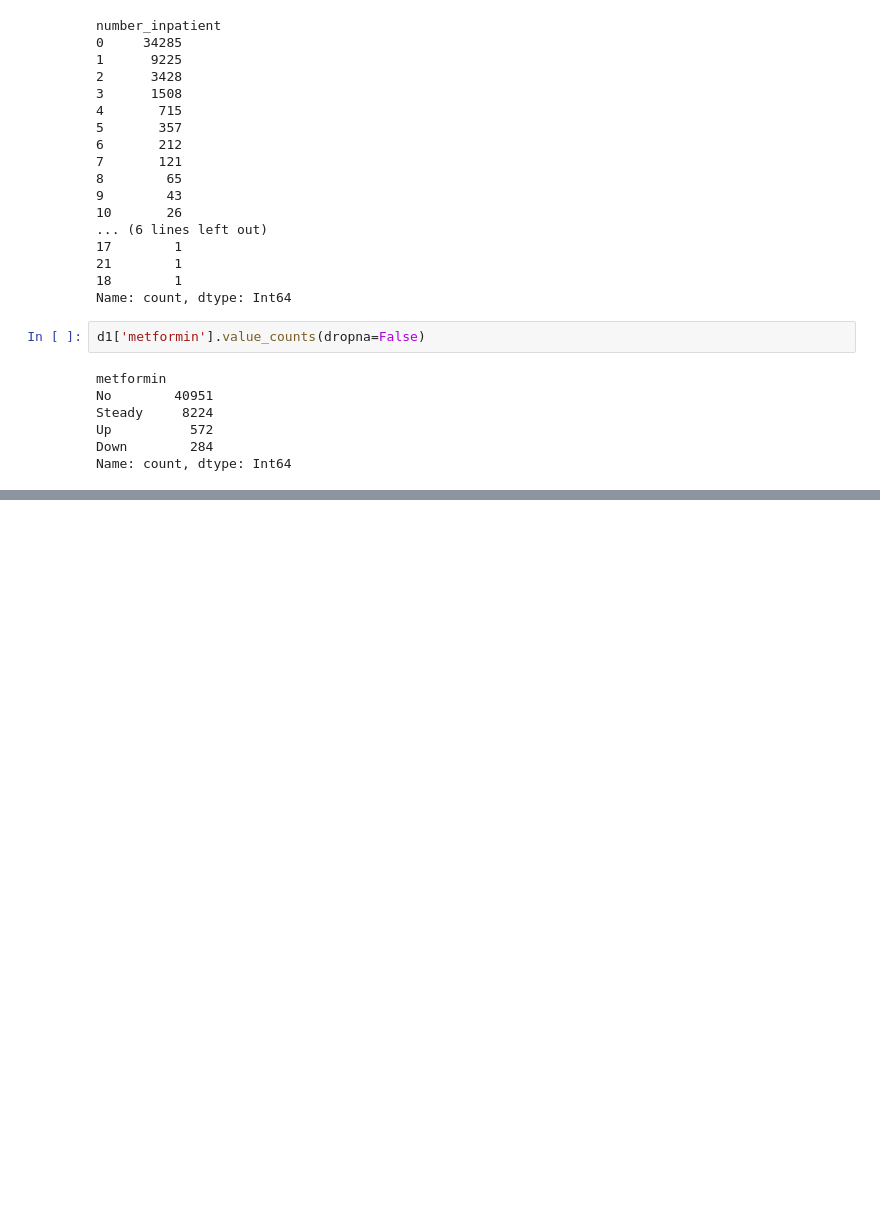
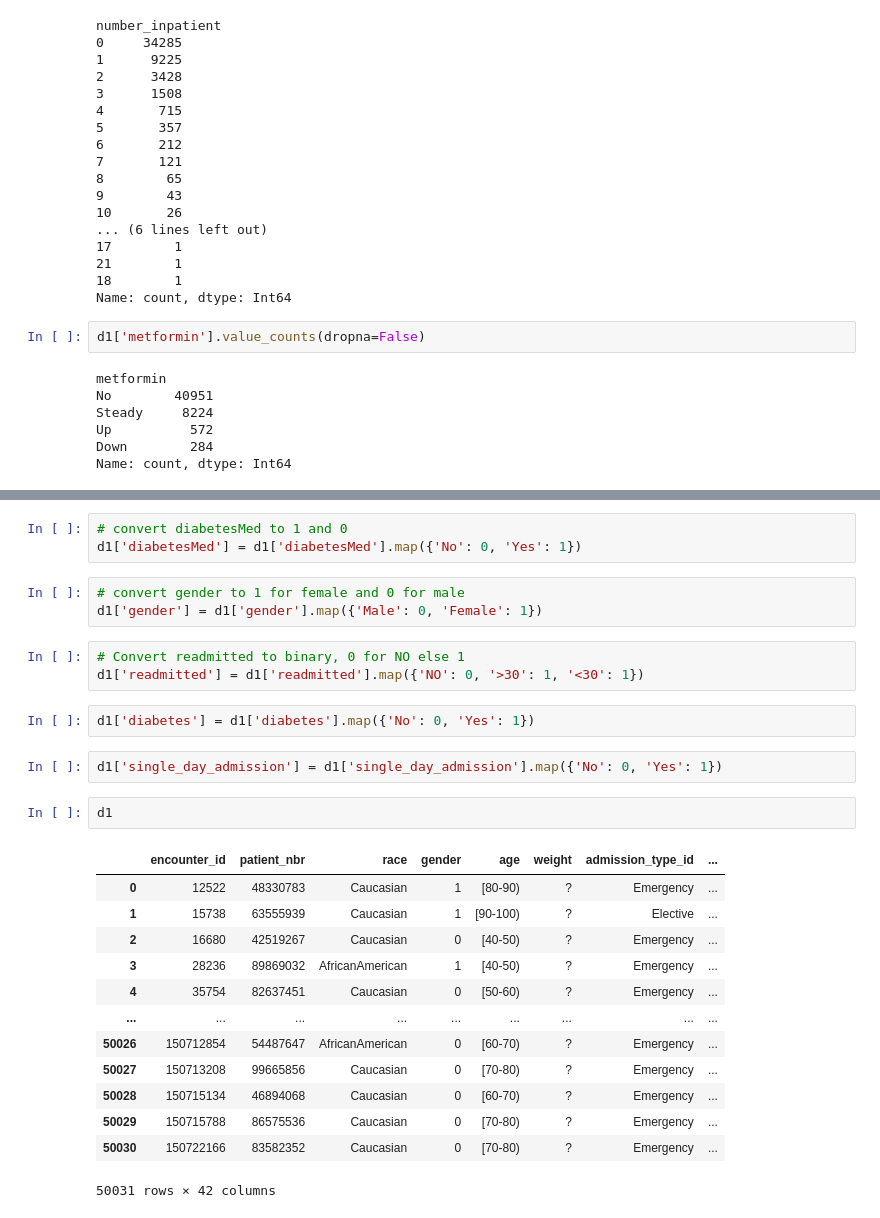
Before and after one commit to johnmarquess/IFN509, a Jupyter notebook: Assignment1_submission/assigment1_analysis.ipynb, the cells around one changed output, grey strips where cells are left out. Drawn from its saved outputs; the diff is of its cells as text; blank space fills up the shorter version.

```diff
--- a/Assignment1_submission/assigment1_analysis.ipynb
+++ b/Assignment1_submission/assigment1_analysis.ipynb
@@ -1344,0 +1345,29 @@ Name: count, dtype: Int64
+# %%
+# convert diabetesMed to 1 and 0
+d1['diabetesMed'] = d1['diabetesMed'].map({'No': 0, 'Yes': 1})
+# %%
+# convert gender to 1 for female and 0 for male
+d1['gender'] = d1['gender'].map({'Male': 0, 'Female': 1})
+# %%
+# Convert readmitted to binary, 0 for NO else 1
+d1['readmitted'] = d1['readmitted'].map({'NO': 0, '>30': 1, '<30': 1})
+# %%
+d1['diabetes'] = d1['diabetes'].map({'No': 0, 'Yes': 1})
+# %%
+d1['single_day_admission'] = d1['single_day_admission'].map({'No': 0, 'Yes': 1})
+# %%
+d1
+# %% [output]
+|  | encounter_id | patient_nbr | race | gender | age | weight | admission_type_id | ... |
+| 0 | 12522 | 48330783 | Caucasian | 1 | [80-90) | ? | Emergency | ... |
+| 1 | 15738 | 63555939 | Caucasian | 1 | [90-100) | ? | Elective | ... |
+| 2 | 16680 | 42519267 | Caucasian | 0 | [40-50) | ? | Emergency | ... |
+| 3 | 28236 | 89869032 | AfricanAmerican | 1 | [40-50) | ? | Emergency | ... |
+| 4 | 35754 | 82637451 | Caucasian | 0 | [50-60) | ? | Emergency | ... |
+| ... | ... | ... | ... | ... | ... | ... | ... | ... |
+| 50026 | 150712854 | 54487647 | AfricanAmerican | 0 | [60-70) | ? | Emergency | ... |
+| 50027 | 150713208 | 99665856 | Caucasian | 0 | [70-80) | ? | Emergency | ... |
+| 50028 | 150715134 | 46894068 | Caucasian | 0 | [60-70) | ? | Emergency | ... |
+| 50029 | 150715788 | 86575536 | Caucasian | 0 | [70-80) | ? | Emergency | ... |
+| 50030 | 150722166 | 83582352 | Caucasian | 0 | [70-80) | ? | Emergency | ... |
+50031 rows × 42 columns
```
Also changed, not shown: parts of 35 cells of this notebook, 1 other file.
